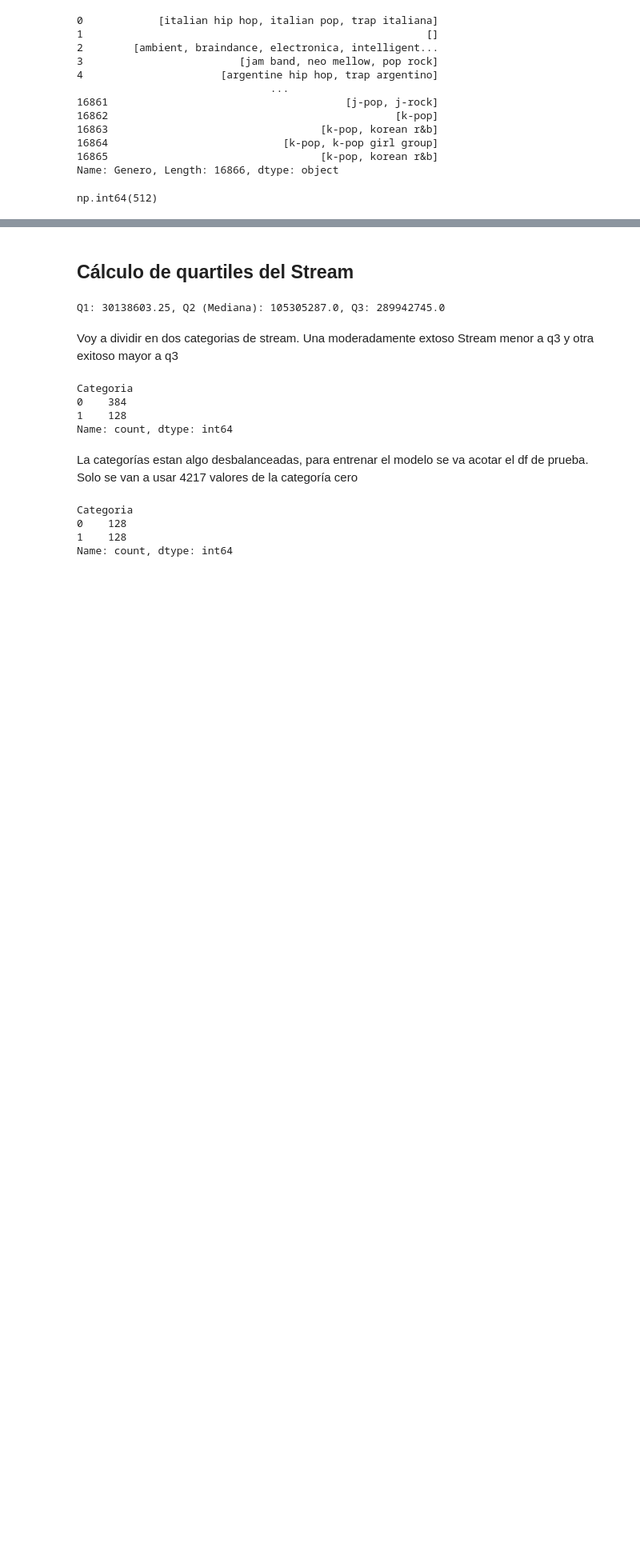
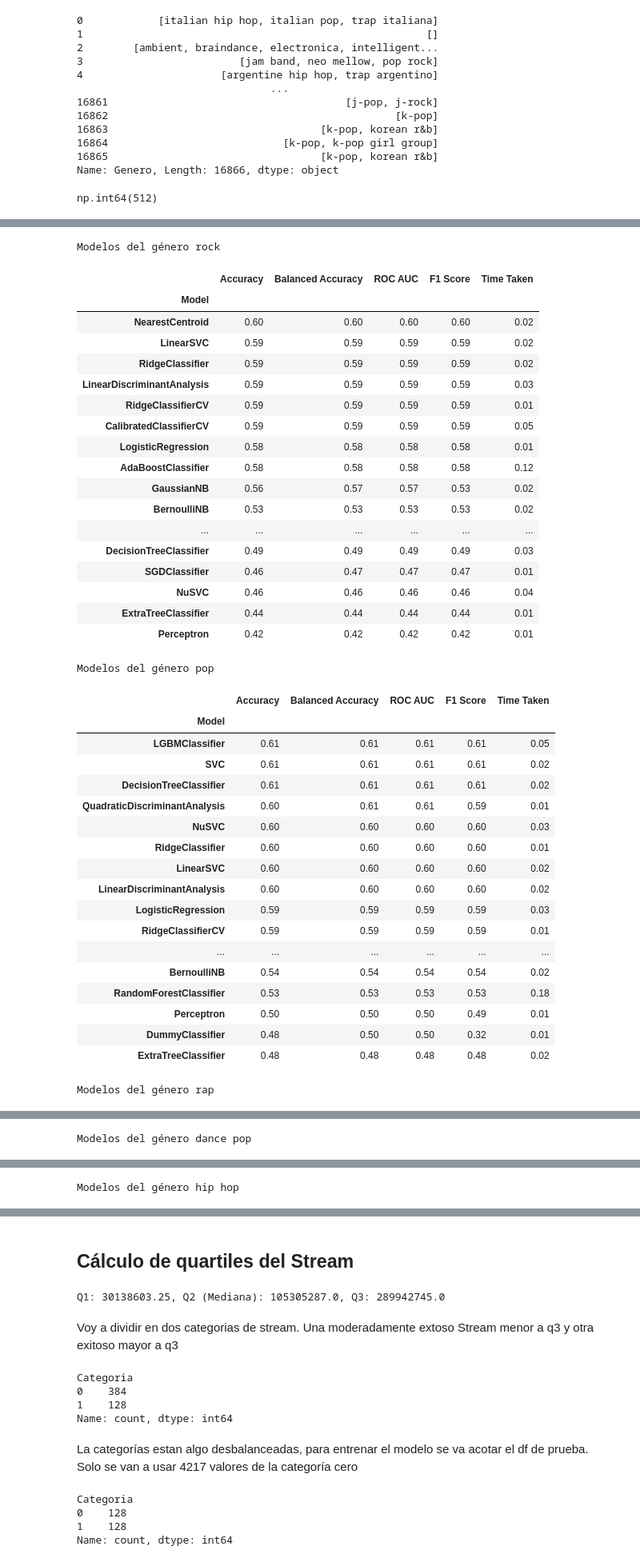
Before and after one commit to jjmoras1/Youtube-Spotify, a Jupyter notebook: test_df_final_genero.ipynb, the cells around one changed output, grey strips where cells are left out. Shown at 80% size. Cells and saved outputs as stored; diff of their text form; code cells hidden in the pictures; blank space fills up the shorter version.

```diff
--- a/test_df_final_genero.ipynb
+++ b/test_df_final_genero.ipynb
@@ -131,3 +131,8 @@ df_final['rock'].sum()
 np.int64(512)
 # %%
 df_gen=df_final[df_final['rock'] ==1]
+# %%
+genero='rap'
+df_temp = df_final.copy()
+df_temp[genero] = df_temp['Genero'].apply(lambda x: busca_genero(genero, x))
+df_gen = df_temp[df_temp[genero] == 1].copy()
@@ -133,0 +159,8 @@ df_gen=df_final[df_final['rock'] ==1]
+# %%
+for genero in generos:
+    # Filtrar por genero y hacer una copia para evitar errores
+
+    df_temp = df_final.copy()
+    df_temp[genero] = df_temp['Genero'].apply(lambda x: busca_genero(genero, x))
+    df_gen = df_temp[df_temp[genero] == 1].copy()
+    display(genero)
@@ -133,0 +359,44 @@ df_gen=df_final[df_final['rock'] ==1]
+# %%
+for i in test.keys():
+    print(f'Modelos del género {i}')
+    display(test[i])  # Esto imprimirá los resultados de LazyClassifier
+# %% [output]
+Modelos del género rock
+|  | Accuracy | Balanced Accuracy | ROC AUC | F1 Score | Time Taken |
+| Model |  |  |  |  |  |
+| NearestCentroid | 0.60 | 0.60 | 0.60 | 0.60 | 0.02 |
+| LinearSVC | 0.59 | 0.59 | 0.59 | 0.59 | 0.02 |
+| RidgeClassifier | 0.59 | 0.59 | 0.59 | 0.59 | 0.02 |
+| LinearDiscriminantAnalysis | 0.59 | 0.59 | 0.59 | 0.59 | 0.03 |
+| RidgeClassifierCV | 0.59 | 0.59 | 0.59 | 0.59 | 0.01 |
+| CalibratedClassifierCV | 0.59 | 0.59 | 0.59 | 0.59 | 0.05 |
+| LogisticRegression | 0.58 | 0.58 | 0.58 | 0.58 | 0.01 |
+| AdaBoostClassifier | 0.58 | 0.58 | 0.58 | 0.58 | 0.12 |
+| GaussianNB | 0.56 | 0.57 | 0.57 | 0.53 | 0.02 |
+| BernoulliNB | 0.53 | 0.53 | 0.53 | 0.53 | 0.02 |
+| ... | ... | ... | ... | ... | ... |
+| DecisionTreeClassifier | 0.49 | 0.49 | 0.49 | 0.49 | 0.03 |
+| SGDClassifier | 0.46 | 0.47 | 0.47 | 0.47 | 0.01 |
+| NuSVC | 0.46 | 0.46 | 0.46 | 0.46 | 0.04 |
+| ExtraTreeClassifier | 0.44 | 0.44 | 0.44 | 0.44 | 0.01 |
+| Perceptron | 0.42 | 0.42 | 0.42 | 0.42 | 0.01 |
+Modelos del género pop
+|  | Accuracy | Balanced Accuracy | ROC AUC | F1 Score | Time Taken |
+| Model |  |  |  |  |  |
+| LGBMClassifier | 0.61 | 0.61 | 0.61 | 0.61 | 0.05 |
+| SVC | 0.61 | 0.61 | 0.61 | 0.61 | 0.02 |
+| DecisionTreeClassifier | 0.61 | 0.61 | 0.61 | 0.61 | 0.02 |
+| QuadraticDiscriminantAnalysis | 0.60 | 0.61 | 0.61 | 0.59 | 0.01 |
+| NuSVC | 0.60 | 0.60 | 0.60 | 0.60 | 0.03 |
+| RidgeClassifier | 0.60 | 0.60 | 0.60 | 0.60 | 0.01 |
+| LinearSVC | 0.60 | 0.60 | 0.60 | 0.60 | 0.02 |
+| LinearDiscriminantAnalysis | 0.60 | 0.60 | 0.60 | 0.60 | 0.02 |
+| LogisticRegression | 0.59 | 0.59 | 0.59 | 0.59 | 0.03 |
+| RidgeClassifierCV | 0.59 | 0.59 | 0.59 | 0.59 | 0.01 |
+| ... | ... | ... | ... | ... | ... |
+| BernoulliNB | 0.54 | 0.54 | 0.54 | 0.54 | 0.02 |
+| RandomForestClassifier | 0.53 | 0.53 | 0.53 | 0.53 | 0.18 |
+| Perceptron | 0.50 | 0.50 | 0.50 | 0.49 | 0.01 |
+| DummyClassifier | 0.48 | 0.50 | 0.50 | 0.32 | 0.01 |
+| ExtraTreeClassifier | 0.48 | 0.48 | 0.48 | 0.48 | 0.02 |
+Modelos del género rap
@@ -133,0 +421 @@ df_gen=df_final[df_final['rock'] ==1]
+Modelos del género dance pop
@@ -133,0 +440 @@ df_gen=df_final[df_final['rock'] ==1]
+Modelos del género hip hop
```
Also changed, not shown: parts of 6 cells of this notebook.
